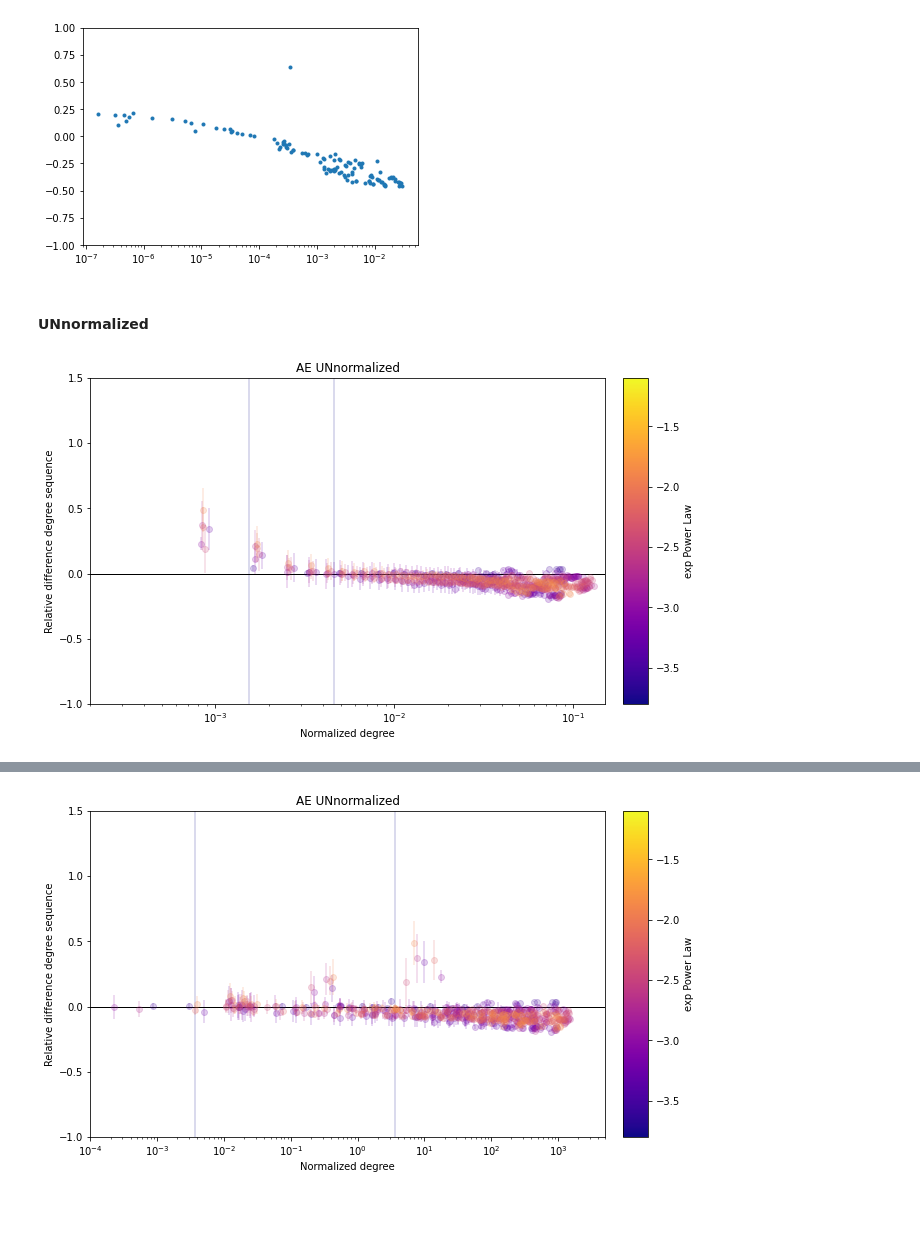
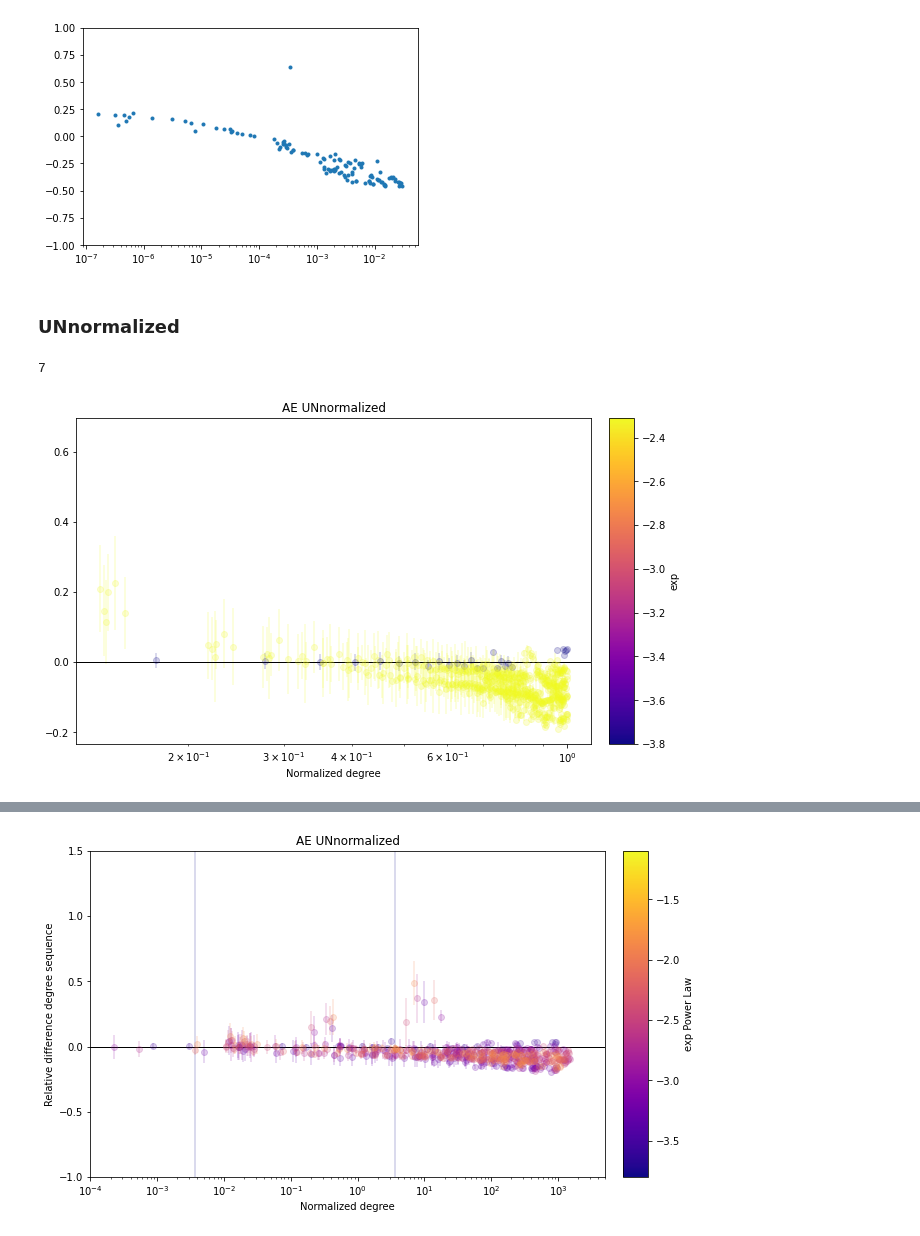
Before and after one commit to dandarm/Embednet, a Jupyter notebook: grid_studies.ipynb, the cells around one changed output, grey strips where cells are left out. Cells and saved outputs as stored; diff of their text form; code cells hidden in the pictures; blank space fills up the shorter version.

Commit message:
modifiche al plot snapshot - aggiunto degree sequence error vs degree probability

```diff
--- a/grid_studies.ipynb
+++ b/grid_studies.ipynb
@@ -586,11 +647,12 @@ plt.ylim(y_lim)
 (-1.0, 1.0)
 [figure]
 # %% [markdown]
-#### UNnormalized
+### UNnormalized
 # %%
-plot_data_pl_ae_UNnorm = extract_data_from_mask(tot_mask_xavier_CM_AE_adUNjnorm_300, feat='exp', normalize_x=True)
+plot_data_pl_ae_UNnorm = extract_data_from_mask(head_df, df_out, tot_mask_xavier_CM_AE_adUNjnorm_300, feat='exp', normalize_x=True)
 #x_lim, y_lim = (0.0002, 0.15), (-1.0, 1.0)
 #plot_curves_vs_features(plot_data_pl_aecm, titolo='AE_CM', x_title="Normalized degree", x_lim=x_lim, y_lim=y_lim, logx=True, ax=ax[0], colorbar=False)
-plot_curves_vs_features(plot_data_pl_ae_UNnorm, titolo='AE UNnormalized', x_title="Normalized degree", x_lim=(0.0002, 0.15), y_lim=y_lim, logx=True, titolo_laterale='exp Power Law')
+plot_curves_vs_features(plot_data_pl_ae_UNnorm, feature='exp', titolo='AE UNnormalized', x_title="Normalized degree",  logx=True, titolo_laterale='exp Power Law')
 # %% [output]
+7
-[figure, old version]
+[figure, new version]
```
Also changed, not shown: parts of 29 cells of this notebook, 18 other files.
